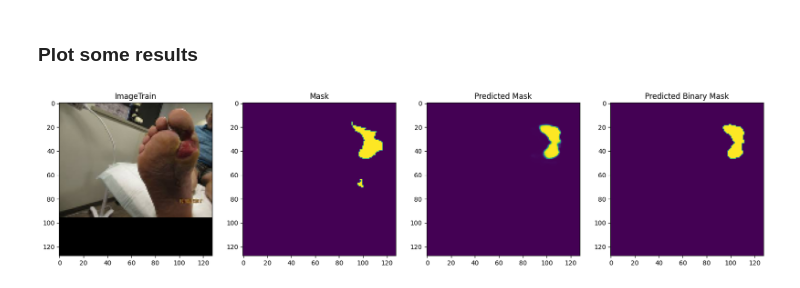
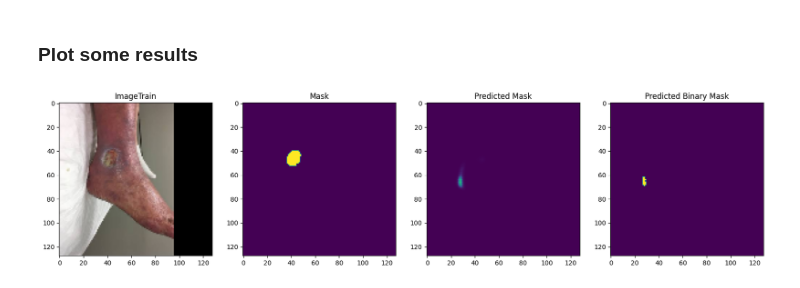
Before and after one commit to joaodelrio/Segmentation, a Jupyter notebook: unet.ipynb, the cells around one changed output. Saved outputs shown, nothing was run; the diff lists cells and outputs as text; code cells hidden in the pictures.

Commit message:
final_model

```diff
--- a/unet.ipynb
+++ b/unet.ipynb
@@ -271 +462,7 @@ model = tf.keras.models.load_model('models/2024-10-26_model.keras', custom_objec
+# %%
+# Params
+IMG_WIDTH = 128
+IMG_HEIGHT = 128
+IMG_CHANNELS = 3
+VAL_PATH = 'data_mod/validation/'
 # %%
@@ -425,25 +502,0 @@ model_paths = ['TinyML/tflite', 'TinyML/tflite-reduzido']
-# %%
-for model_name in model_paths:
-        # Load the TFLite model and allocate tensors.
-        interpreter = tf.lite.Interpreter(model_path=model_name)
-        interpreter.allocate_tensors()
-
-        # Get input and output tensors.
-        input_details = interpreter.get_input_details()
-        output_details = interpreter.get_output_details()
-
-        # Process each instance
-        preds = []
-        preds_start_time = time.time()
-        for i in tqdm(range(n_train)):
-            print(Y_val[i].shape)
-            input_tensor = Y_val[i]
-            interpreter.set_tensor(input_details[0]['index'], input_tensor)
-            interpreter.invoke()
-            output_data = interpreter.get_tensor(output_details[0]['index'])
-            preds.append(output_data)
-        preds_end_time = time.time()
-        preds_inference_time = preds_end_time - preds_start_time
-
-print("Inference time: ", preds_inference_time)
-print(preds)
@@ -491,34 +553,27 @@ with open("resultsV2.txt", "a") as file:
 # %%
 # Plot the results
 def plot_sample(title, X, y, preds, binary_preds, ix=None):
     if ix is None:
         ix = random.randint(0, len(X))
 
     has_mask = y[ix].max() > 0
 
     fig, ax = plt.subplots(1, 4, figsize=(20, 10))
     ax[0].imshow(X[ix])
     ax[0].set_title('Image' + title)
 
     ax[1].imshow(y[ix].squeeze())
     ax[1].set_title('Mask')
 
     ax[2].imshow(preds[ix].squeeze(), vmin=0, vmax=1)
     ax[2].set_title('Predicted Mask')
 
     ax[3].imshow(binary_preds[ix].squeeze(), vmin=0, vmax=1)
     ax[3].set_title('Predicted Binary Mask')
 
 # Check if training data looks all right
-plot_sample("Train", X_val, Y_val, preds_val, preds_val_t )
-
-# Check if valid data looks all right
-# plot_sample("Val", X_val, Y_val, preds_val, preds_val_t, ix=130)
-# plot_sample("Val", X_val, Y_val, preds_val, preds_val_t, ix=183)
-# plot_sample("Val", X_val, Y_val, preds_val, preds_val_t, ix=4)
-# plot_sample("Val", X_val, Y_val, preds_val, preds_val_t, ix=133)
-# Check if test data looks all right
-# Y_test = np.zeros((n_test, IMG_HEIGHT, IMG_WIDTH, 1), dtype=bool)
-# plot_sample("Test", X_test, Y_test, preds_test, preds_test_t)
+# ix for the image to be displayed, if None, a random image is displayed
+# 171, 99 e 5
+plot_sample("Train", X_val, Y_val, preds_val, preds_val_t, 5)
 # %% [output]
-[figure, old version]
+[figure, new version]
```
Also changed, not shown: parts of 37 cells of this notebook, 36 other files.
